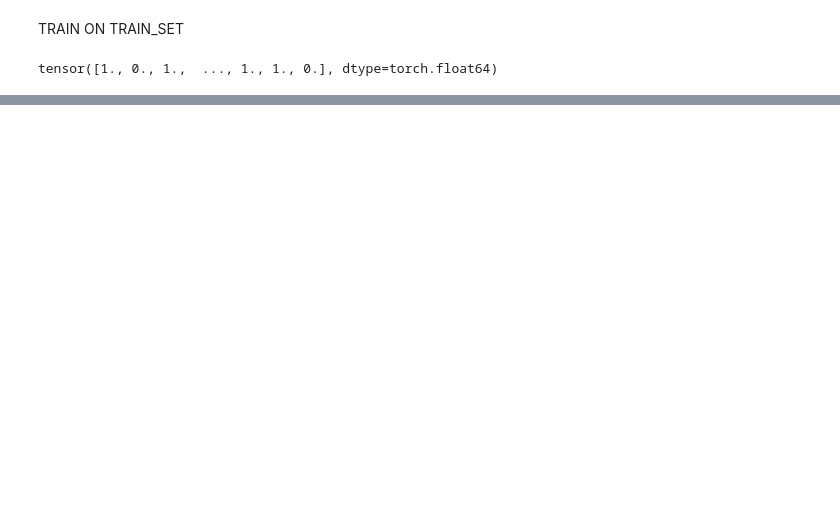
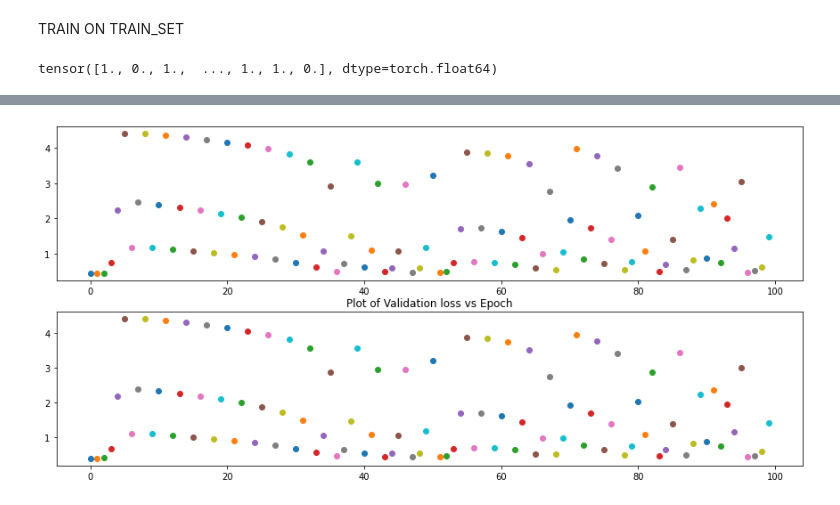
Before and after one commit to Ok3ks/Paraphrase-detection, a Jupyter notebook: paraphrase.ipynb, the cells around one changed output, grey strips where cells are left out. Cells and saved outputs as stored; diff of their text form; code cells hidden in the pictures; blank space fills up the shorter version.

```diff
--- a/paraphrase.ipynb
+++ b/paraphrase.ipynb
@@ -277,20 +304,39 @@ tensor([1., 0., 1.,  ..., 1., 1., 0.], dtype=torch.float64)
 # %%
+#Using Adam Optimizer
+
 from torch import optim
 
 train_labels = torch.tensor(raw_train['Quality'].map(float), dtype = torch.long)
+valid_labels = torch.tensor(raw_dev['Quality'].map(float), dtype = torch.long)
+
 optimizer = optim.SGD(paraphrase_model.parameters(), lr=0.05)
 
 criterion = nn.CrossEntropyLoss()
 paraphrase_model.train()
 
-for epoch in range(0, 100):
+#For plot
+validation_loss = []
+epoch_range = range(100)
+
+fig,ax = plt.subplots(2,1, figsize = (15,7), sharey = 'row')
+
+for epoch in epoch_range:
 
     logits = paraphrase_model.forward(train)
-    loss = criterion(logits, train_labels)
+    train_loss = criterion(logits, train_labels)
 
-    print("epoch: {} train accuracy: {:2.2f}, loss: {:5.5f}".format(epoch,accuracy_tensor(logits, train_labels) * 100,loss.item()))
+    valid_logits = paraphrase_model.forward(dev)
+    valid_loss = criterion(valid_logits, valid_labels)
 
-    loss.backward()
+    ax[1].scatter(epoch, train_loss.item())
+    ax[0].scatter(epoch, valid_loss.item())
+
+    plt.title("Plot of Training loss vs Epoch")
+    plt.title("Plot of Validation loss vs Epoch")
+
+    print("epoch: {} train accuracy: {:2.2f}, loss: {:5.5f}".format(epoch,accuracy_tensor(logits, train_labels) * 100,train_loss.item()))
+    print("epoch: {} valid accuracy: {:2.2f}, loss: {:5.5f}".format(epoch,accuracy_tensor(valid_logits, valid_labels) * 100,valid_loss.item()))
+    train_loss.backward()
     optimizer.step()
     optimizer.zero_grad()
 # %% [output]
@@ -313,0 +360 @@ epoch: 99 train accuracy: 73.95, loss: 0.62920
+[figure, added]
```
Also changed, not shown: parts of 19 cells of this notebook.
